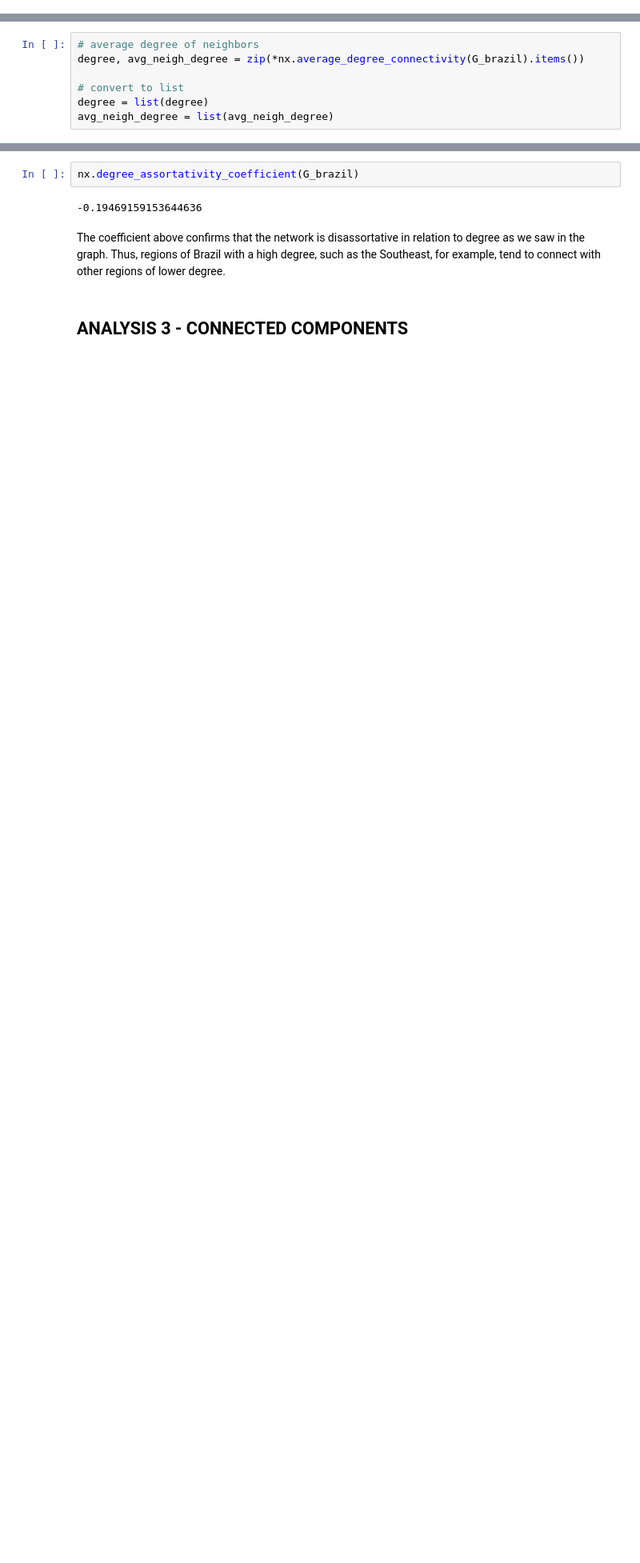
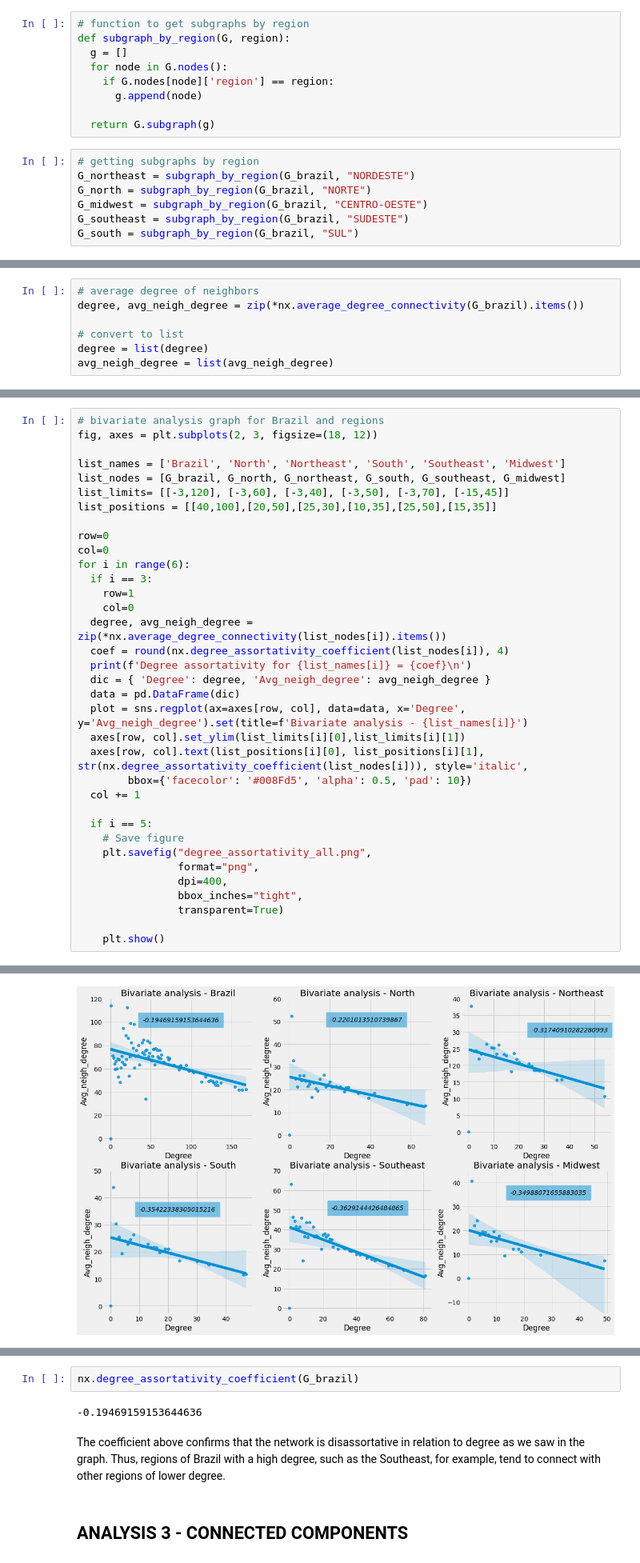
Before and after one commit to Morsinaldo/data_structure_II, a Jupyter notebook: air_traffic_brazil/notebook.ipynb, the cells around one changed output, grey strips where cells are left out. Shown at 80% size. Saved outputs shown, nothing was run; the diff lists cells and outputs as text; blank space fills up the shorter version.

Commit message:
feat: add notebook with analysis

```diff
--- a/air_traffic_brazil/notebook.ipynb
+++ b/air_traffic_brazil/notebook.ipynb
@@ -169,3 +169,19 @@ Thus, the associative coefficient shows us that this network is assortative, tha
 ## ANALYSIS 2 - DEGREE VS N-NEIGHBORS
 # %% [markdown]
 In an assortative network, high-degree nodes tend to connect with other high-degree nodes. On the other hand, in a dissortative network, nodes with high degree tend to connect with nodes with low degree.
+# %%
+# function to get subgraphs by region
+def subgraph_by_region(G, region):
+  g = []
+  for node in G.nodes():
+    if G.nodes[node]['region'] == region:
+      g.append(node)
+
+  return G.subgraph(g)
+# %%
+# getting subgraphs by region
+G_northeast = subgraph_by_region(G_brazil, "NORDESTE")
+G_north = subgraph_by_region(G_brazil, "NORTE")
+G_midwest = subgraph_by_region(G_brazil, "CENTRO-OESTE")
+G_southeast = subgraph_by_region(G_brazil, "SUDESTE")
+G_south = subgraph_by_region(G_brazil, "SUL")
@@ -202,0 +246,36 @@ The graph above shows that as the node degree increases, the neighbor's average
+# %%
+# bivariate analysis graph for Brazil and regions
+fig, axes = plt.subplots(2, 3, figsize=(18, 12))
+
+list_names = ['Brazil', 'North', 'Northeast', 'South', 'Southeast', 'Midwest']
+list_nodes = [G_brazil, G_north, G_northeast, G_south, G_southeast, G_midwest]
+list_limits= [[-3,120], [-3,60], [-3,40], [-3,50], [-3,70], [-15,45]]
+list_positions = [[40,100],[20,50],[25,30],[10,35],[25,50],[15,35]]
+
+row=0
+col=0
+for i in range(6):
+  if i == 3:
+    row=1
+    col=0
+  degree, avg_neigh_degree = zip(*nx.average_degree_connectivity(list_nodes[i]).items())
+  coef = round(nx.degree_assortativity_coefficient(list_nodes[i]), 4)
+  print(f'Degree assortativity for {list_names[i]} = {coef}\n')
+  dic = { 'Degree': degree, 'Avg_neigh_degree': avg_neigh_degree }
+  data = pd.DataFrame(dic)
+  plot = sns.regplot(ax=axes[row, col], data=data, x='Degree', y='Avg_neigh_degree').set(title=f'Bivariate analysis - {list_names[i]}')
+  axes[row, col].set_ylim(list_limits[i][0],list_limits[i][1])
+  axes[row, col].text(list_positions[i][0], list_positions[i][1], str(nx.degree_assortativity_coefficient(list_nodes[i])), style='italic',
+        bbox={'facecolor': '#008Fd5', 'alpha': 0.5, 'pad': 10})
+  col += 1
+
+  if i == 5:
+    # Save figure
+    plt.savefig("degree_assortativity_all.png",
+                format="png",
+                dpi=400,
+                bbox_inches="tight",
+                transparent=True)
+
+    plt.show()
+# %% [output]
@@ -202,0 +293 @@ The graph above shows that as the node degree increases, the neighbor's average
+[figure, added]
```
Also changed, not shown: parts of 31 cells of this notebook.
